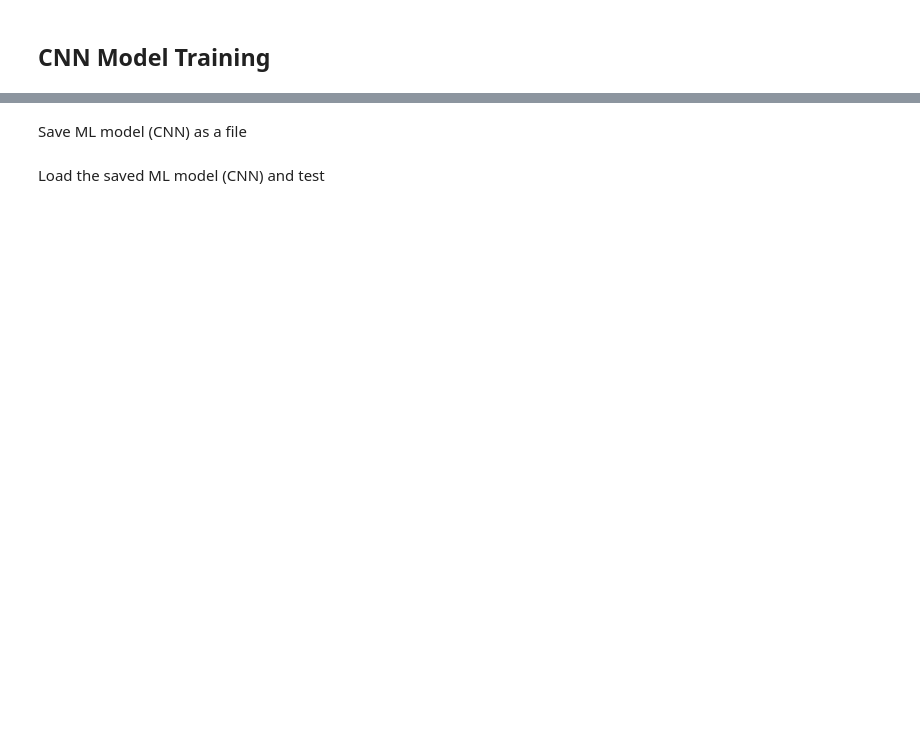
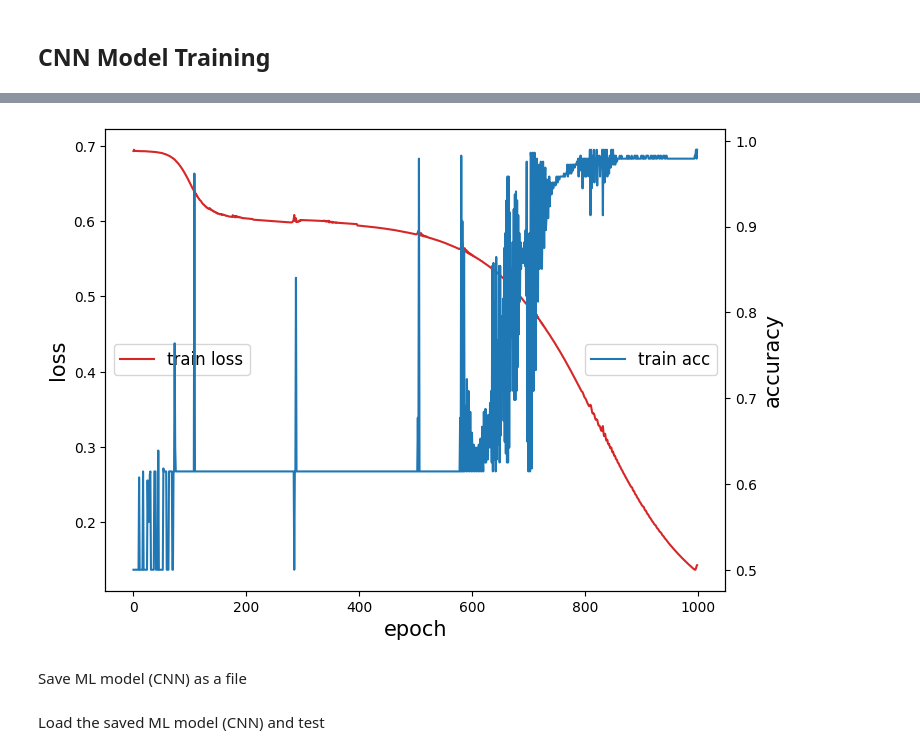
Before and after one commit to purduelamm/purdue_me597_iiot, a Jupyter notebook: ml_tutorial/ML6/ML6_Code1.ipynb, the cells around one changed output, grey strips where cells are left out. Saved outputs shown, nothing was run; the diff lists cells and outputs as text; code cells hidden in the pictures; blank space fills up the shorter version.

```diff
--- a/ml_tutorial/ML6/ML6_Code1.ipynb
+++ b/ml_tutorial/ML6/ML6_Code1.ipynb
@@ -162,6 +162,6 @@ print(TrainLabel.shape, TestLabel.shape)
 # %% [markdown]
 ## Setting hyperparameters for training CNN(Convolutional Neural Network)
 # %%
-learningRate  = 0.0001
+learningRate  = 0.0005
 Epoch         = 1000
 # %% [markdown]
@@ -200,7 +232,27 @@ CnnModel.summary()
 # %% [markdown]
 ## CNN Model Training
-# %%
-tf.random.set_seed(777) # Not necessarily required
-
-# Model traning and validation
-TraingHistory  = CnnModel.fit(TrainData, TrainLabel, epochs=Epoch, verbose = 1)
+# %%
+torch.manual_seed(777)
+
+CnnModel.train()
+TrainingHistory = {'loss': [], 'accuracy': []}
+
+idx        = torch.randperm(TrainData.shape[0])
+TrainData  = TrainData[idx]
+TrainLabel = TrainLabel[idx]
+
+for epoch in range(Epoch):
+    optimizer.zero_grad()
+    outputs  = CnnModel(TrainData)
+    loss     = criterion(outputs, TrainLabel)
+    loss.backward()
+    optimizer.step()
+
+    predicted = torch.argmax(outputs, dim=1)
+    accuracy  = (predicted == TrainLabel).float().mean().item()
+
+    TrainingHistory['loss'].append(loss.item())
+    TrainingHistory['accuracy'].append(accuracy)
+
+    if (epoch+1) % 10 == 0:
+        print(f'Epoch [{epoch+1}/{Epoch}] Loss: {loss.item():.4f}  Accuracy: {accuracy:.4f}')
@@ -211,18 +291,20 @@ Loss, Accuracy # The closer the Loss is to 0 and the closer the accuracy is to 1
 # %%
 # Check the training process (Loss, Accuracy)
 
 fig, loss_ax = plt.subplots(figsize=(8,6))
 acc_ax = loss_ax.twinx()
 
-loss_ax.plot(TraingHistory.history['loss'], label='train loss', c = 'tab:red')
+loss_ax.plot(TrainingHistory['loss'],     label='train loss', c='tab:red')
 loss_ax.set_xlabel('epoch', fontsize=15)
-loss_ax.set_ylabel('loss', fontsize=15)
+loss_ax.set_ylabel('loss',  fontsize=15)
 loss_ax.legend(loc='center left', fontsize=12)
 
-acc_ax.plot(TraingHistory.history['accuracy'], label='train acc', c = 'tab:blue')
+acc_ax.plot(TrainingHistory['accuracy'], label='train acc', c='tab:blue')
 acc_ax.set_ylabel('accuracy', fontsize=15)
 acc_ax.legend(loc='center right', fontsize=12)
 
 plt.show()
+# %% [output]
+[figure, added]
 # %% [markdown]
 Save ML model (CNN) as a file
```
Also changed, not shown: parts of 33 cells of this notebook.
